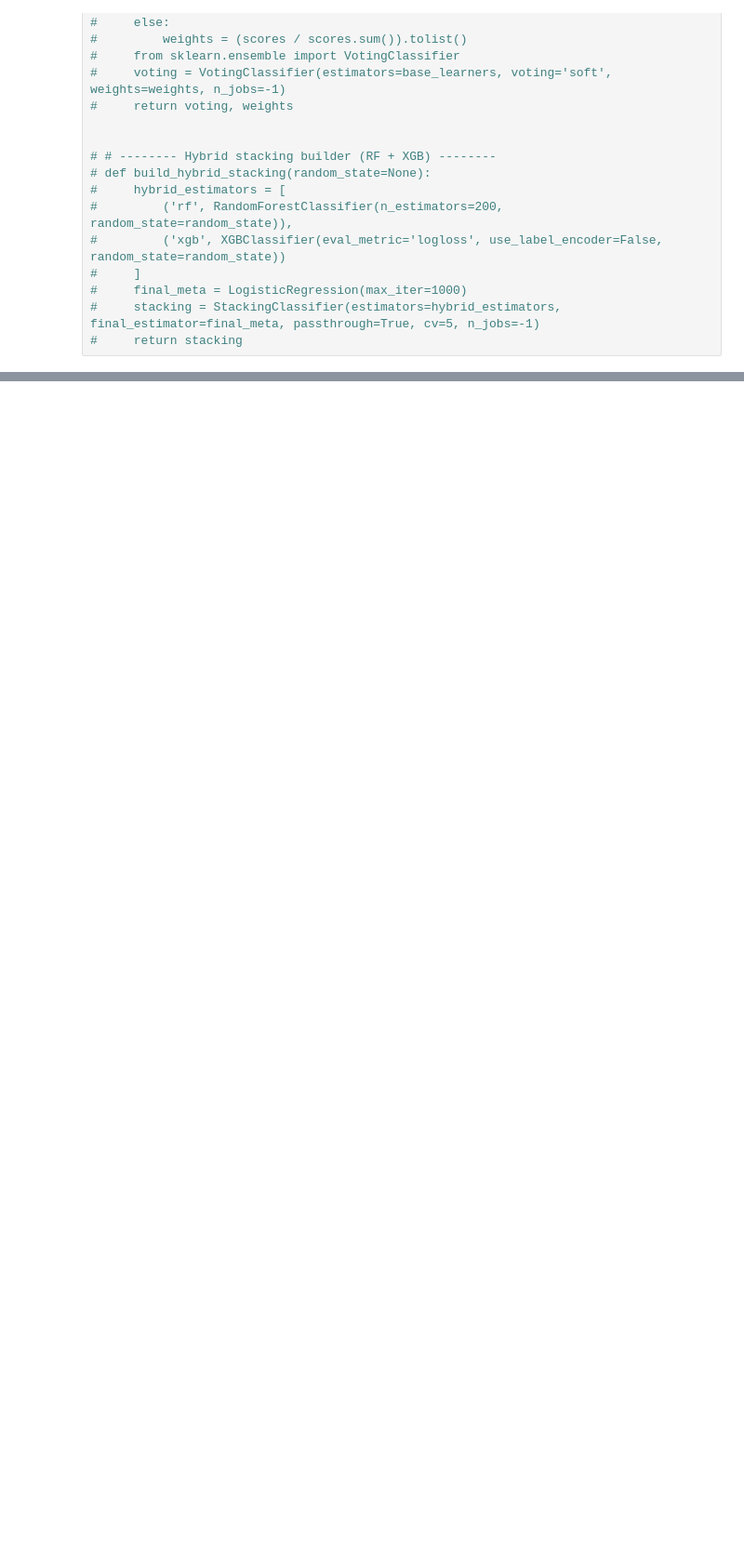
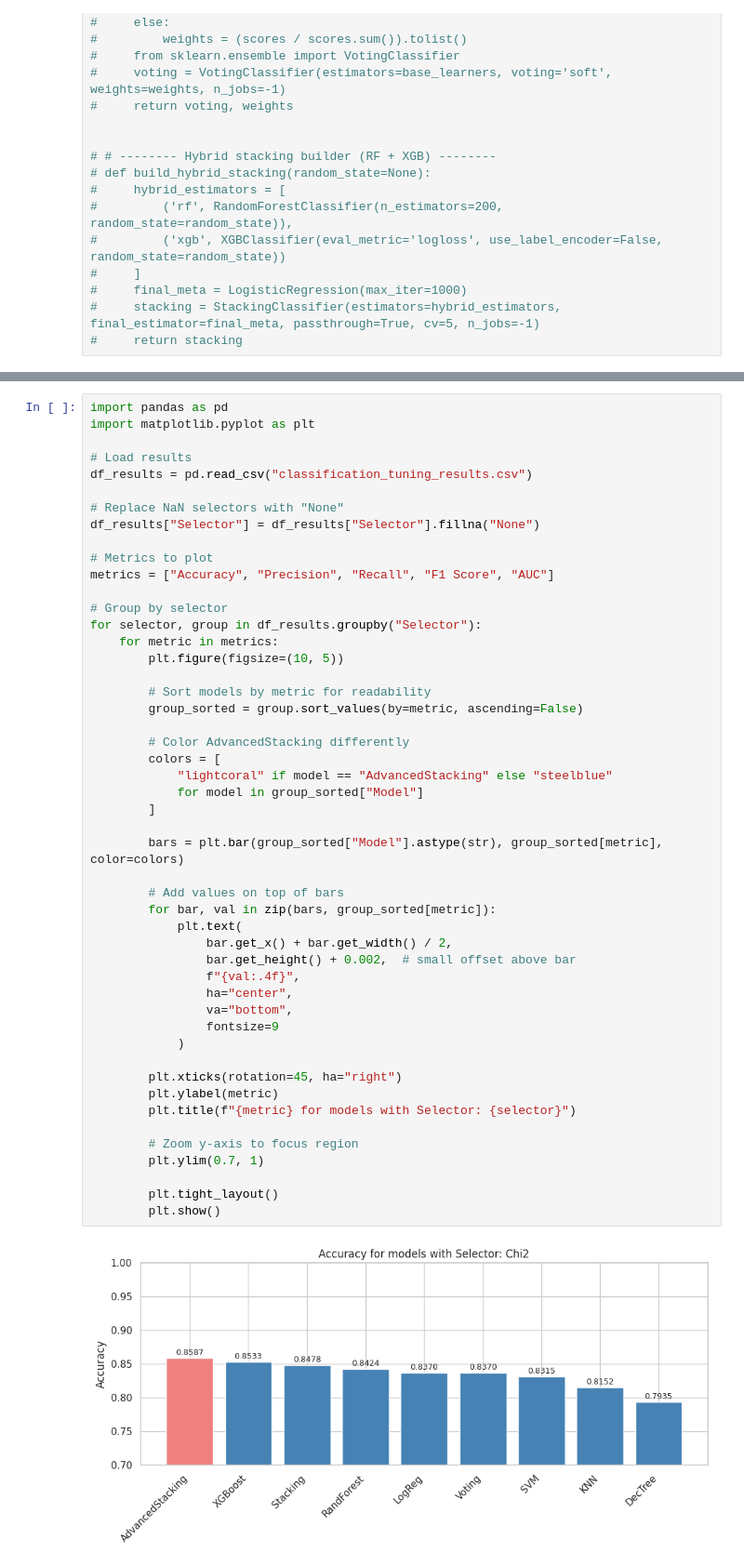
Before and after one commit to arash-jafarpour/hd-dataset, a Jupyter notebook: classification copy 2.ipynb, the cells around one changed output, grey strips where cells are left out. Shown at 93% size. Drawn from its saved outputs; the diff is of its cells as text; blank space fills up the shorter version.

```diff
--- a/classification copy 2.ipynb
+++ b/classification copy 2.ipynb
@@ -631,0 +674,51 @@ plt.show()
+# %%
+import pandas as pd
+import matplotlib.pyplot as plt
+
+# Load results
+df_results = pd.read_csv("classification_tuning_results.csv")
+
+# Replace NaN selectors with "None"
+df_results["Selector"] = df_results["Selector"].fillna("None")
+
+# Metrics to plot
+metrics = ["Accuracy", "Precision", "Recall", "F1 Score", "AUC"]
+
+# Group by selector
+for selector, group in df_results.groupby("Selector"):
+    for metric in metrics:
+        plt.figure(figsize=(10, 5))
+
+        # Sort models by metric for readability
+        group_sorted = group.sort_values(by=metric, ascending=False)
+
+        # Color AdvancedStacking differently
+        colors = [
+            "lightcoral" if model == "AdvancedStacking" else "steelblue"
+            for model in group_sorted["Model"]
+        ]
+
+        bars = plt.bar(group_sorted["Model"].astype(str), group_sorted[metric], color=colors)
+
+        # Add values on top of bars
+        for bar, val in zip(bars, group_sorted[metric]):
+            plt.text(
+                bar.get_x() + bar.get_width() / 2,
+                bar.get_height() + 0.002,  # small offset above bar
+                f"{val:.4f}",
+                ha="center",
+                va="bottom",
+                fontsize=9
+            )
+
+        plt.xticks(rotation=45, ha="right")
+        plt.ylabel(metric)
+        plt.title(f"{metric} for models with Selector: {selector}")
+
+        # Zoom y-axis to focus region
+        plt.ylim(0.7, 1)
+
+        plt.tight_layout()
+        plt.show()
+# %% [output]
+[figure, added]
```
Also changed, not shown: parts of 7 cells of this notebook, 10 other files.
